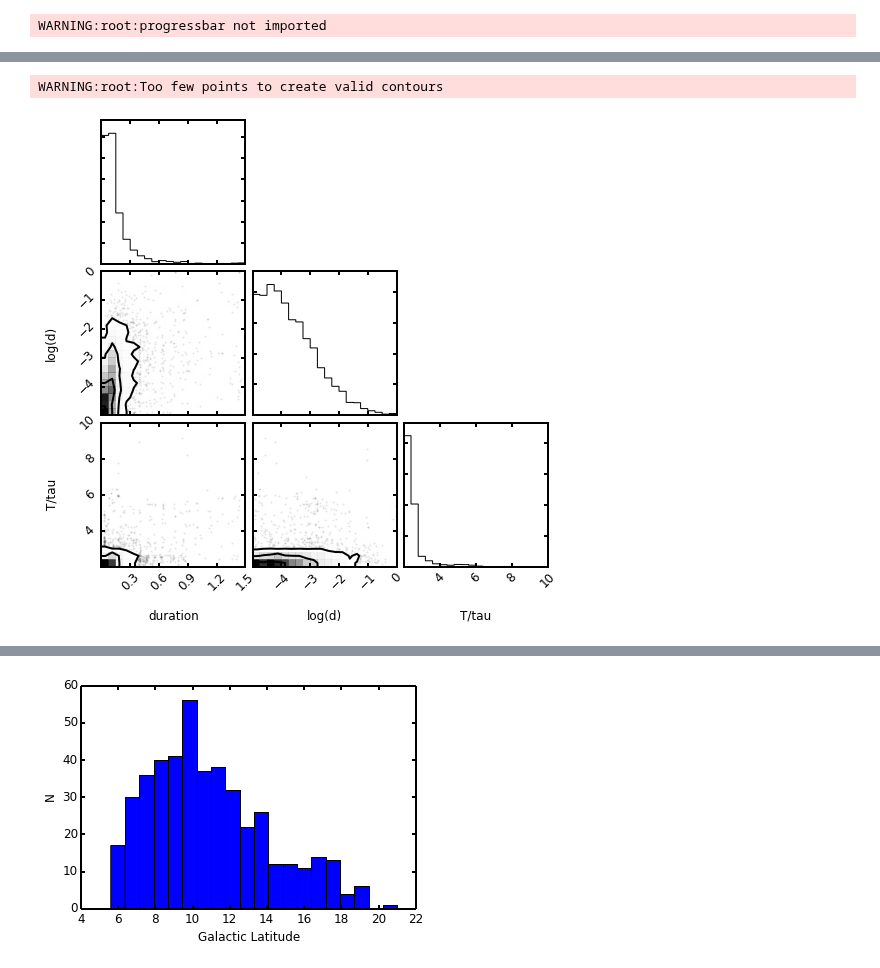
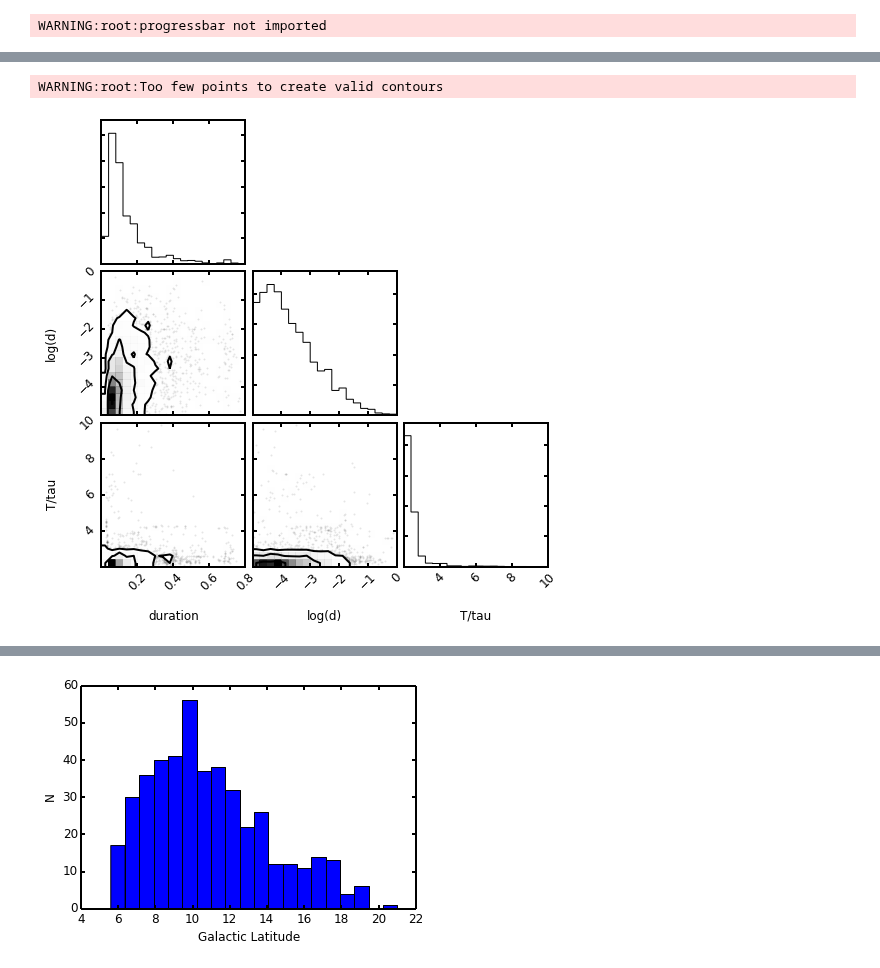
Before and after one commit to timothydmorton/exosyspop, a Jupyter notebook: bg-test.ipynb, the cells around one changed output, grey strips where cells are left out. Cells and saved outputs as stored; diff of their text form; code cells hidden in the pictures.

```diff
--- a/bg-test.ipynb
+++ b/bg-test.ipynb
@@ -32,10 +72,10 @@ BGEB: Slope trained: R2=0.992519879133
 # %%
 obs_pop = pop.get_N_observed(N=5000, new_orbits=True, query='T14_pri < 2 or T14_sec < 2')
 # %%
-obs_pop.trap_corner(range=[(0,1.5), (-5,0), (2,10)]);
+obs_pop.trap_corner(range=[(0,0.8), (-5,0), (2,10)]);
 # %% [output]
 WARNING:root:Too few points to create valid contours
-[figure, old version]
+[figure, new version]
 # %%
 pop.save('bgpop', overwrite=True)
 # %%
```
Also changed, not shown: parts of 6 cells of this notebook, 4 other files.
